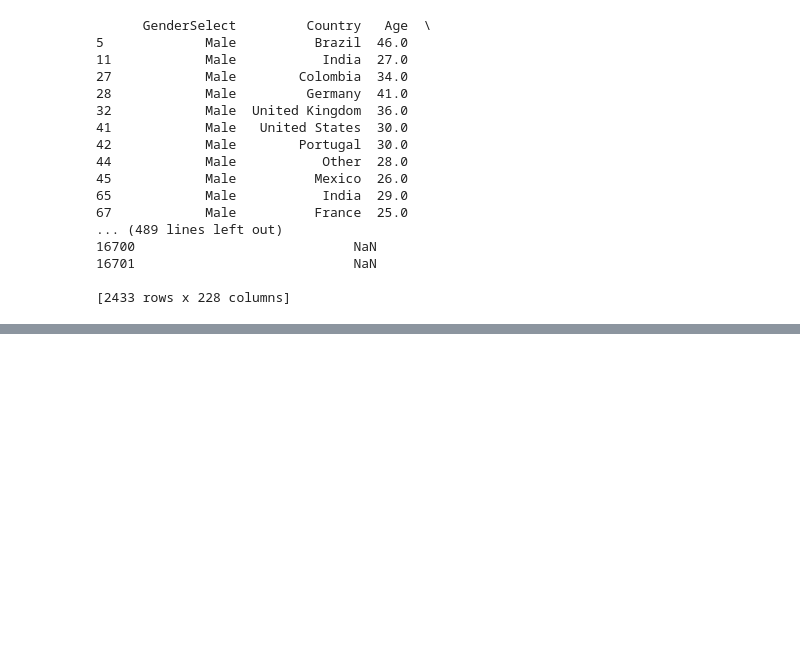
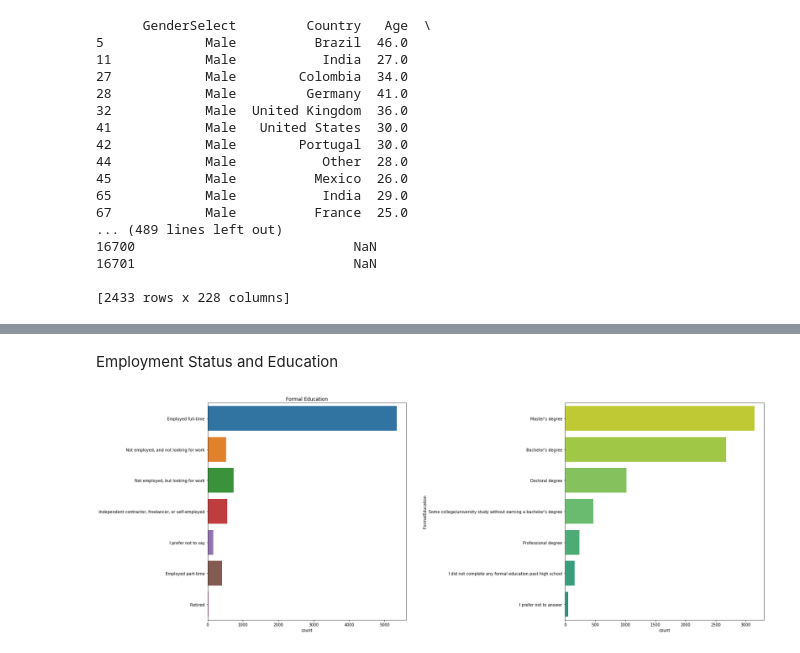
Before and after one commit to ArshadKhurshid/DataScience-Survey, a Jupyter notebook: ML_Kaggle_DS_Survey.ipynb, the cells around one changed output, grey strips where cells are left out. Saved outputs shown, nothing was run; the diff lists cells and outputs as text; code cells hidden in the pictures; blank space fills up the shorter version.

```diff
--- a/ML_Kaggle_DS_Survey.ipynb
+++ b/ML_Kaggle_DS_Survey.ipynb
@@ -711,0 +722,15 @@ scientist['CurrentJobTitleSelect'].shape[0]
+# %% [markdown]
+Employment Status and Education
+# %%
+f,ax=plt.subplots(1,2,figsize=(25,10))
+sns.countplot(y=scientist['EmploymentStatus'], ax=ax[0])
+ax[0].set_title('Employment Status')
+ax[0].set_ylabel('')
+sns.countplot(y=scientist['FormalEducation'], order=scientist.FormalEducation.value_counts().index,ax=ax[1]
+             ,palette=sns.color_palette('viridis_r',15))
+ax[0].set_title('Formal Education')
+ax[0].set_ylabel('')
+plt.subplots_adjust(wspace=0.8)
+plt.show()
+# %% [output]
+[figure, added]
```
Also changed, not shown: parts of 9 cells of this notebook.
